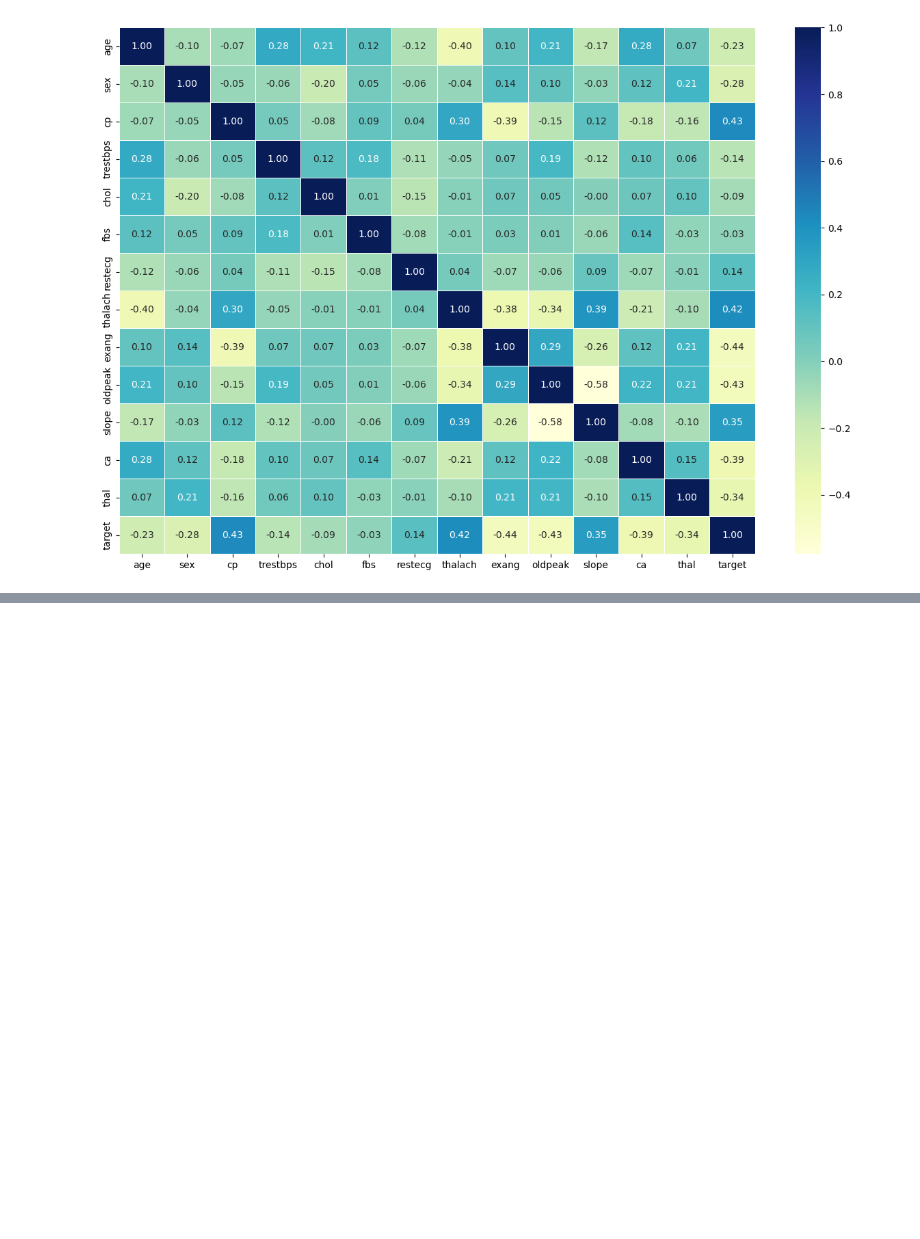
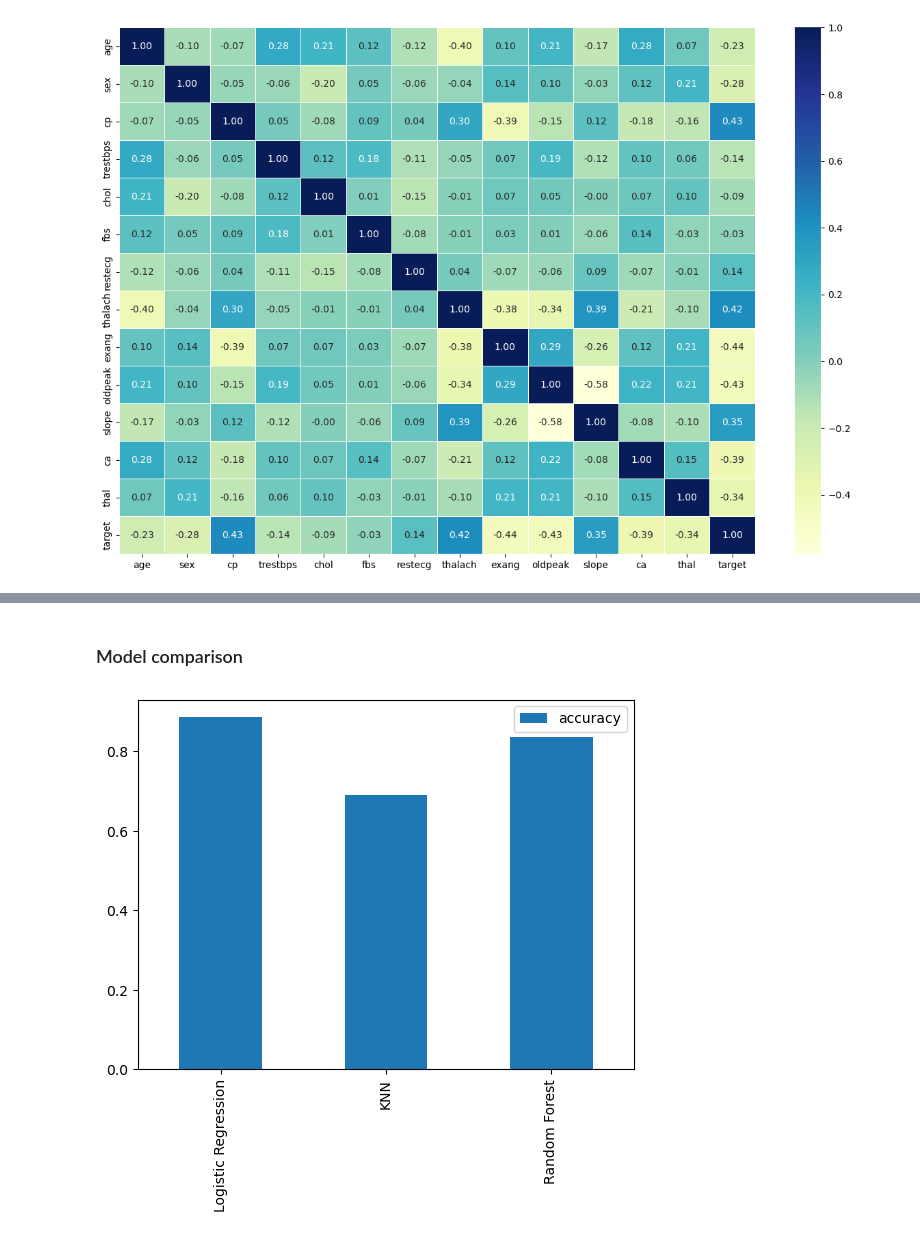
Before and after one commit to Saarangagarwal/heart-disease-classifier, a Jupyter notebook: heart-disease-classification.ipynb, the cells around one changed output, grey strips where cells are left out. Drawn from its saved outputs; the diff is of its cells as text; code cells hidden in the pictures; blank space fills up the shorter version.

Commit message:
modelling

```diff
--- a/heart-disease-classification.ipynb
+++ b/heart-disease-classification.ipynb
@@ -327,0 +357,36 @@ ax = sns.heatmap(corr_matrix,
+# %%
+# Put models in a dictionary
+models = {
+    "Logistic Regression": LogisticRegression(),
+    "KNN": KNeighborsClassifier(),
+    "Random Forest": RandomForestClassifier()
+}
+
+# create a function to fit and score models
+def fit_and_score(models, X_train, X_test, y_train, y_test):
+    """
+    Fits and evaluates given machine learning models
+    models: dict of different sci-kit learn ML models
+    X_train: training data w/o labels
+    X_test: testing data
+    y_train: training labels
+    y_test: test labels
+    """
+    # set random seed
+    np.random.seed(42)
+
+    # make a dict to keep model scores
+    model_scores = {}
+
+    # loop through models
+    for name, model in models.items():
+        # fit the model to the data
+        model.fit(X_train, y_train)
+
+        # evaluate the model and append it to model_score
+        model_scores[name] = model.score(X_test, y_test)
+
+    return model_scores
+# %%
+model_scores = fit_and_score(models, X_train, X_test, y_train, y_test)
+model_scores
@@ -327,0 +404,7 @@ ax = sns.heatmap(corr_matrix,
+# %% [markdown]
+### Model comparison
+# %%
+model_compare = pd.DataFrame(model_scores, index=["accuracy"])
+model_compare.T.plot.bar();
+# %% [output]
+[figure, added]
```
Also changed, not shown: parts of 6 cells of this notebook.
